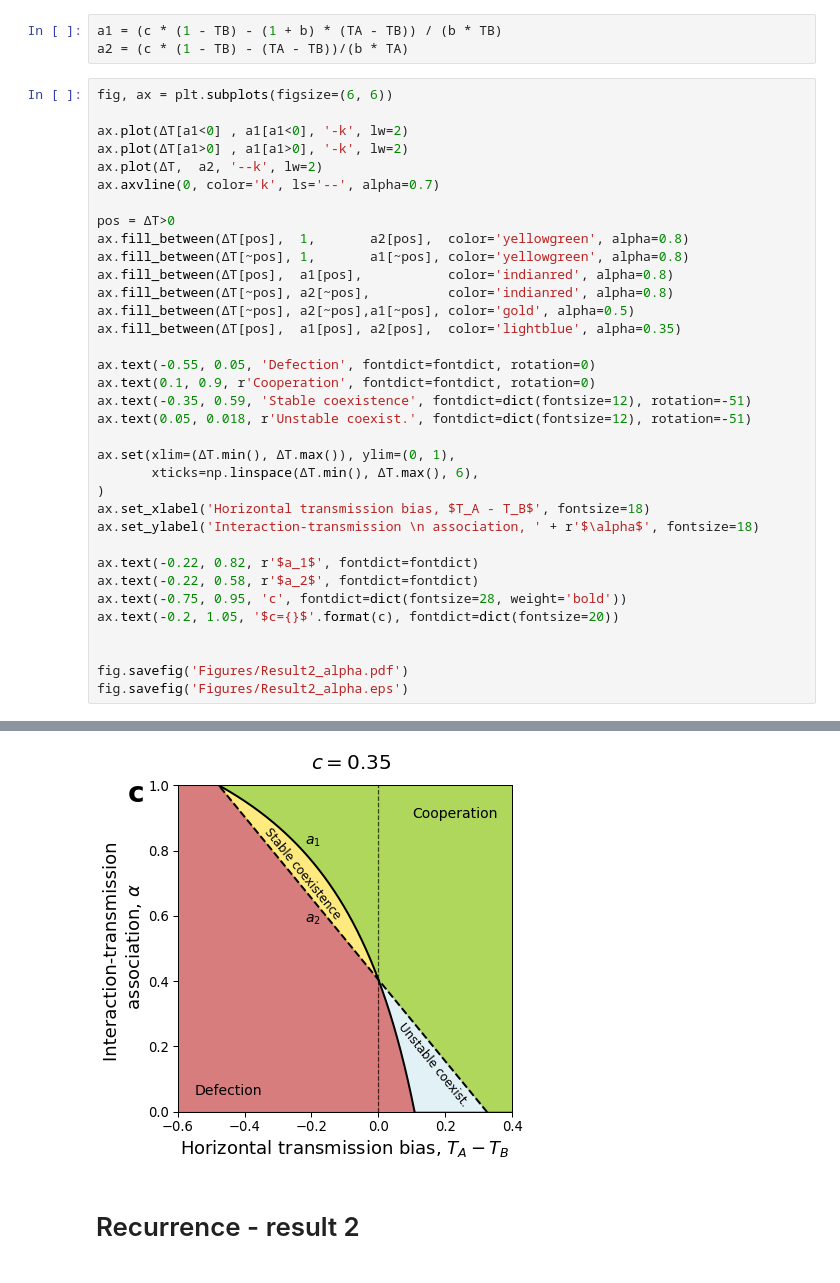
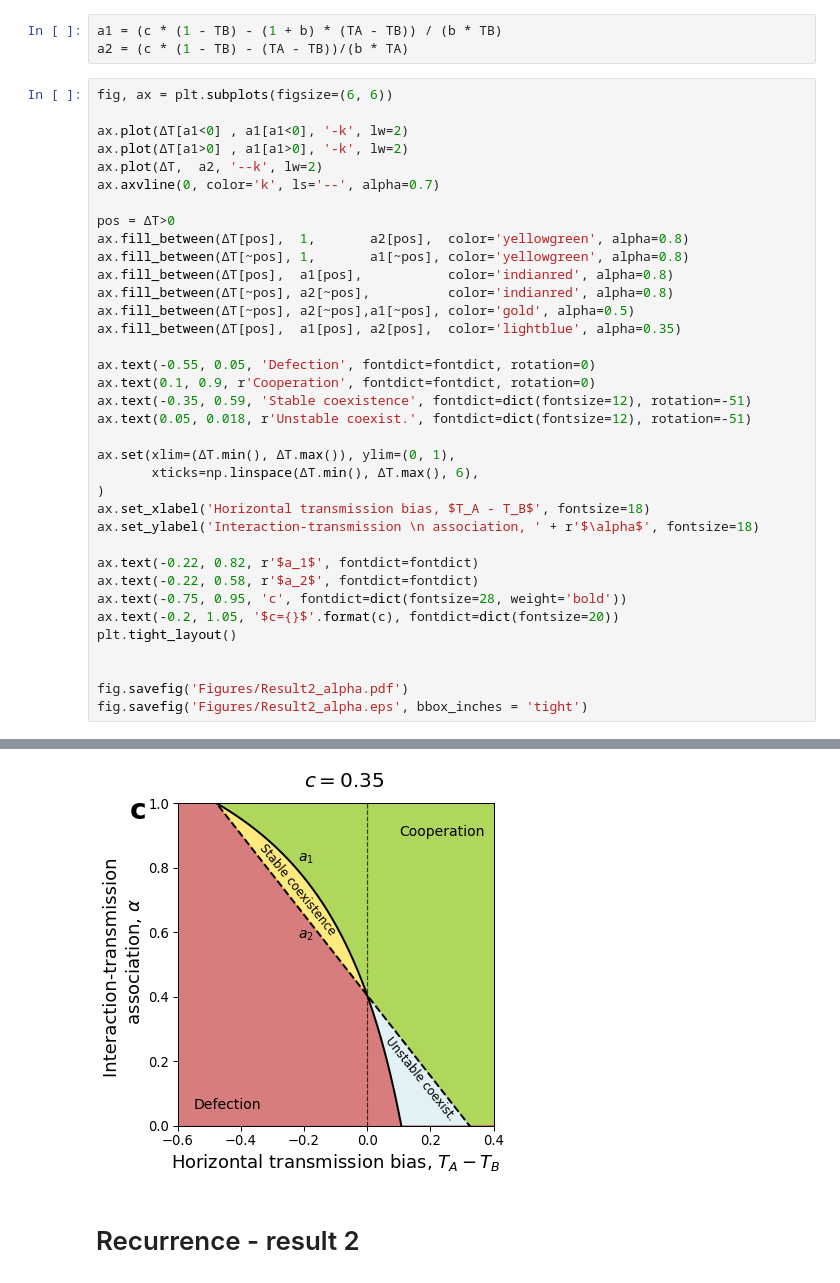
Before and after one commit to yoavram-lab/CulturalCooperation, a Jupyter notebook: ms/figures.ipynb, the cells around one changed output, grey strips where cells are left out. Cells and saved outputs as stored; diff of their text form.

```diff
--- a/ms/figures.ipynb
+++ b/ms/figures.ipynb
@@ -143,35 +143,36 @@ ax.set(xlim=(ΔT.min(), ΔT.max()), ylim=(0, 1),
        xticks=np.linspace(ΔT.min(), ΔT.max(), 6),
 )
 ax.set_xlabel('Horizontal transmission bias, $T_A - T_B$', fontsize=18)
 ax.set_ylabel('Interaction-transmission \n association, ' + r'$\alpha$', fontsize=18)
 
 ax.text(-0.22, 0.82, r'$a_1$', fontdict=fontdict)
 ax.text(-0.22, 0.58, r'$a_2$', fontdict=fontdict)
 ax.text(-0.75, 0.95, 'c', fontdict=dict(fontsize=28, weight='bold'))
 ax.text(-0.2, 1.05, '$c={}$'.format(c), fontdict=dict(fontsize=20))
+plt.tight_layout()
 
 
 fig.savefig('Figures/Result2_alpha.pdf')
-fig.savefig('Figures/Result2_alpha.eps')
+fig.savefig('Figures/Result2_alpha.eps', bbox_inches = 'tight')
 # %% [output]
 The PostScript backend does not support transparency; partially transparent artists will be rendered opaque.
 The PostScript backend does not support transparency; partially transparent artists will be rendered opaque.
 The PostScript backend does not support transparency; partially transparent artists will be rendered opaque.
 The PostScript backend does not support transparency; partially transparent artists will be rendered opaque.
 The PostScript backend does not support transparency; partially transparent artists will be rendered opaque.
 The PostScript backend does not support transparency; partially transparent artists will be rendered opaque.
 The PostScript backend does not support transparency; partially transparent artists will be rendered opaque.
 The PostScript backend does not support transparency; partially transparent artists will be rendered opaque.
 The PostScript backend does not support transparency; partially transparent artists will be rendered opaque.
 The PostScript backend does not support transparency; partially transparent artists will be rendered opaque.
 The PostScript backend does not support transparency; partially transparent artists will be rendered opaque.
 The PostScript backend does not support transparency; partially transparent artists will be rendered opaque.
 The PostScript backend does not support transparency; partially transparent artists will be rendered opaque.
 The PostScript backend does not support transparency; partially transparent artists will be rendered opaque.
 The PostScript backend does not support transparency; partially transparent artists will be rendered opaque.
 The PostScript backend does not support transparency; partially transparent artists will be rendered opaque.
 The PostScript backend does not support transparency; partially transparent artists will be rendered opaque.
-[figure, old version]
+[figure, new version]
 # %% [markdown]
 # Recurrence - result 2
 # %%
```
Also changed, not shown: parts of 1 cell of this notebook, 5 other files.
